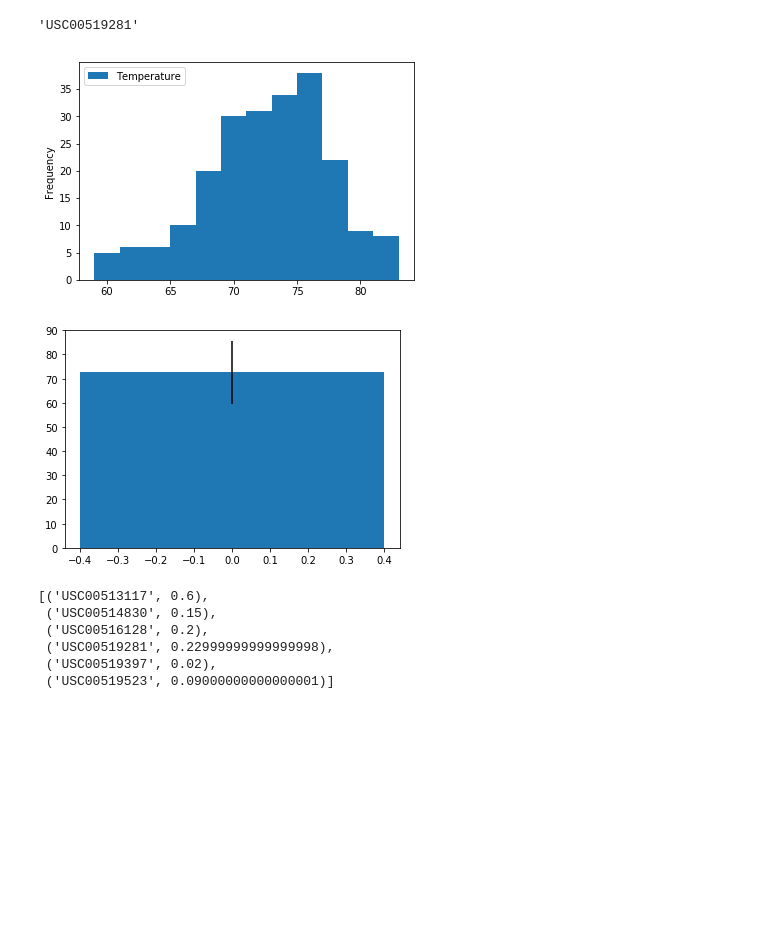
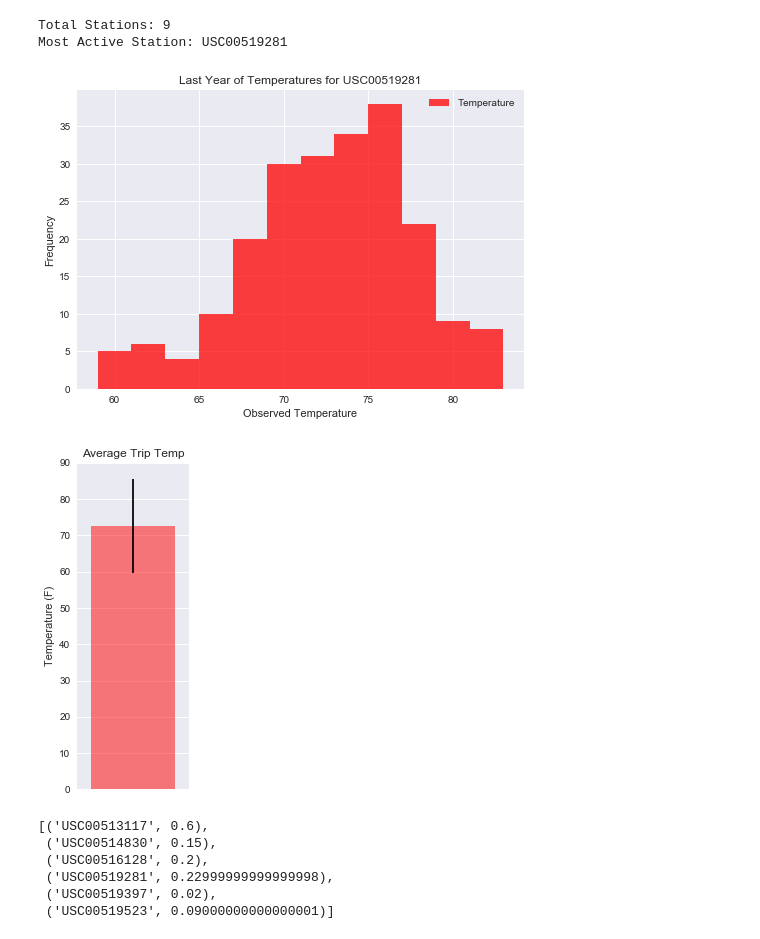
Before and after one commit to mmclaughlin87/hawaii_weather_analysis, a Jupyter notebook: climate_analysis.ipynb, the cells around one changed output. Saved outputs shown, nothing was run; the diff lists cells and outputs as text; code cells hidden in the pictures; blank space fills up the shorter version.

Commit message:
pushing finalized files with commenting and chart formatting

```diff
--- a/climate_analysis.ipynb
+++ b/climate_analysis.ipynb
@@ -8,6 +8,7 @@ from sqlalchemy import create_engine, inspect, func
 
 import datetime
 import matplotlib.pyplot as plt
+plt.style.use('seaborn')
 # %%
 # reflect database tables (Measurment & Station) into classes
 engine = create_engine("sqlite:///hawaii.sqlite", echo=False)
@@ -49,7 +55,7 @@ prcp_df.describe()
 # %%
 # query for the total number of stations
 station_count = session.query(Station.station).count()
-station_count
+print(f"Total Stations: {station_count}")
 
 # query for most active stations
 stations_by_activity = session.query(Measurement.station, func.count(Measurement.station))\
@@ -57,18 +63,20 @@ stations_by_activity = session.query(Measurement.station, func.count(Measurement
 
 stations_df = pd.DataFrame.from_records(stations_by_activity, columns=['Station','Observations'])
 most_obs = stations_df["Station"][stations_df["Observations"].idxmax()]
-most_obs
+print(f"Most Active Station: {most_obs}")
 # %% [output]
-'USC00519281'
+Total Stations: 9
+Most Active Station: USC00519281
 # %%
 # plot the last 12 months of temperature data from the most active station
-
 recent_temps = session.query(Measurement.station, Measurement.date, Measurement.tobs)\
     .filter(Measurement.date > year_ago).filter(Measurement.station == most_obs).all()
 recent_temps_df = pd.DataFrame.from_records(recent_temps, columns=['Station','Date','Temperature'])
 
-recent_temps_df.plot(kind='hist', bins=12)
+recent_temps_df.plot(kind='hist', bins=12, alpha=0.75, color='red')
+plt.title(f"Last Year of Temperatures for {most_obs}")
+plt.xlabel("Observed Temperature")
 plt.show()
 # %% [output]
-[figure, old version]
+[figure, new version]
 # %%
@@ -88,9 +95,7 @@ def calc_temps(start_date, end_date):
     return session.query(func.min(Measurement.tobs), func.avg(Measurement.tobs), func.max(Measurement.tobs)).\
         filter(Measurement.date >= start_date).filter(Measurement.date <= end_date).all()
 # %%
-# Use the calc_temps function to calculate the min, avg, and max temperatures for your trip using the matching dates
-# from the previous year (i.e. use "2017-01-01" if your trip start date was "2018-01-01")
-
+# Use the calc_temps function to calculate the min, avg, and max temperatures for a planned trip date
 trip_start = '2018-03-17'
 trip_end = '2018-03-24'
 
@@ -102,10 +107,15 @@ end_date = last_year_end.strftime('%Y-%m-%d')
 trip_temps = calc_temps(start_date, end_date)
 min_temp, avg_temp, max_temp = trip_temps[0]
 
-plt.bar(0, avg_temp, yerr=max_temp-min_temp)
+plt.figure(figsize=(2,6))
+plt.bar(0, avg_temp, yerr=max_temp-min_temp, alpha=0.5, color='r', width=1.5)
+plt.xticks([], [])
+plt.xlim(-1,1)
+plt.ylabel("Temperature (F)")
+plt.title("Average Trip Temp")
 plt.show()
 # %% [output]
-[figure, old version]
+[figure, new version]
 # %%
 # calculate the rainfall per weather station using the previous year's matching dates.
 trip_rain = session.query(Measurement.station, func.sum(Measurement.prcp))\
```
Also changed, not shown: parts of 6 cells of this notebook, 4 other files.
